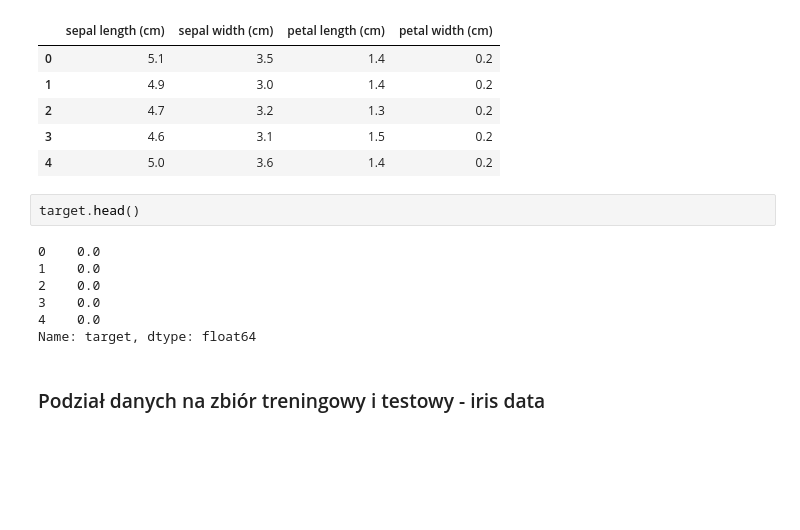
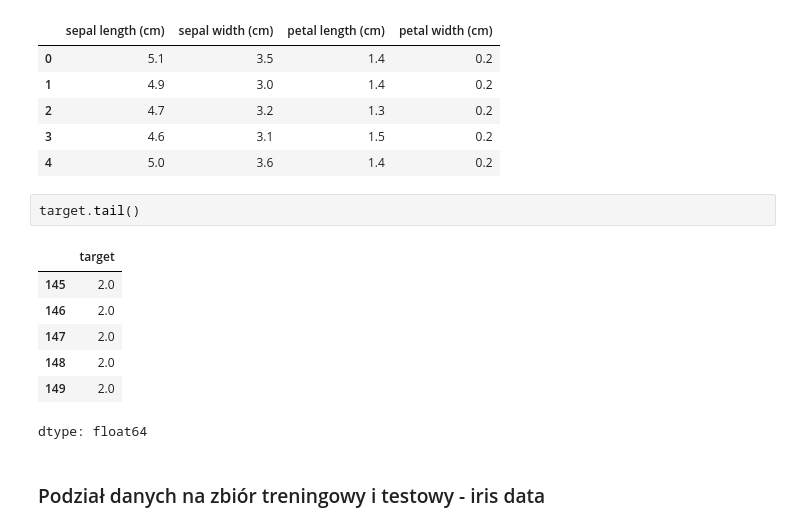
Before and after one commit to kurek0010/machine-learing-bootcamp, a Jupyter notebook: supervised/01_basics/04_train_test_split.ipynb, the cells around one changed output. Saved outputs shown, nothing was run; the diff lists cells and outputs as text; blank space fills up the shorter version.

```diff
--- a/supervised/01_basics/04_train_test_split.ipynb
+++ b/supervised/01_basics/04_train_test_split.ipynb
@@ -174,14 +178,15 @@ data.head()
 | 3 | 4.6 | 3.1 | 1.5 | 0.2 |
 | 4 | 5.0 | 3.6 | 1.4 | 0.2 |
 # %%
-target.head()
+target.tail()
 # %% [output]
+|  | target |
+| 145 | 2.0 |
+| 146 | 2.0 |
+| 147 | 2.0 |
+| 148 | 2.0 |
+| 149 | 2.0 |
-0    0.0
-1    0.0
-2    0.0
-3    0.0
-4    0.0
-Name: target, dtype: float64
+dtype: float64
 # %% [markdown]
 ### <a name='3'></a> Podział danych na zbiór treningowy i testowy - iris data
 # %%
```
Also changed, not shown: parts of 20 cells of this notebook.
